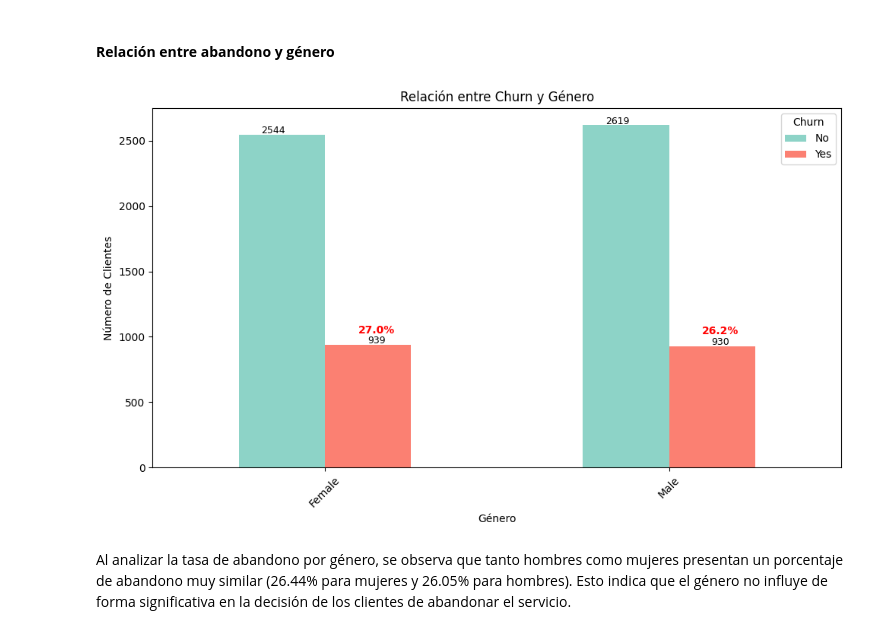
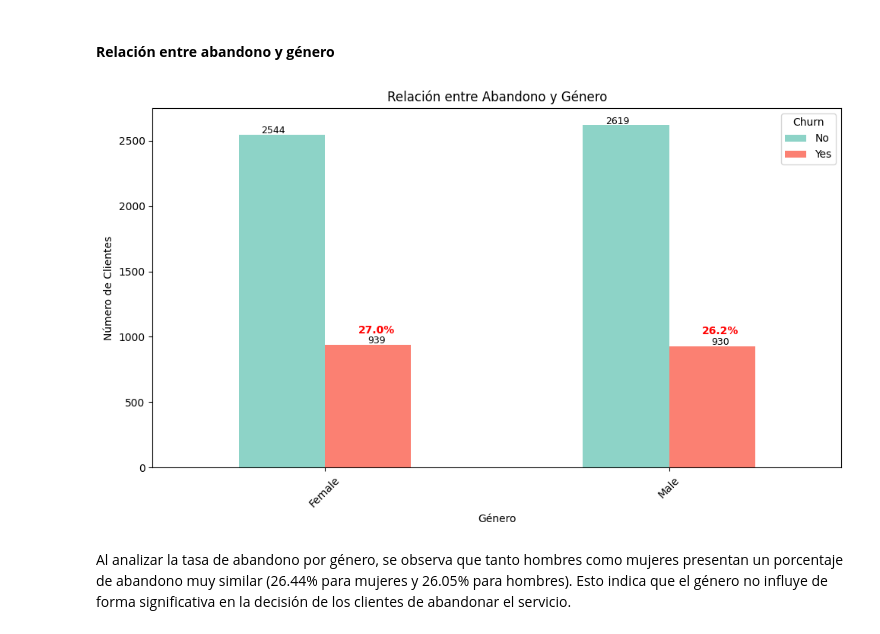
Before and after one commit to JonathanPuertaG/Challenge2-TelecomX, a Jupyter notebook: Challenge_Telecom_X.ipynb, the cells around one changed output. Cells and saved outputs as stored; diff of their text form; code cells hidden in the pictures.

```diff
--- a/Challenge_Telecom_X.ipynb
+++ b/Challenge_Telecom_X.ipynb
@@ -349,9 +349,9 @@ def graficar_abandono(columna_grupo, titulo, xlabel):
 # %% [markdown]
 #### ****Relación entre abandono y género****
 # %%
-graficar_abandono('gender', 'Relación entre Churn y Género', 'Género')
+graficar_abandono('gender', 'Relación entre Abandono y Género', 'Género')
 # %% [output]
-[figure, old version]
+[figure, new version]
 # %% [markdown]
 Al analizar la tasa de abandono por género, se observa que tanto hombres como mujeres presentan un porcentaje de abandono muy similar (26.44% para mujeres y 26.05% para hombres). Esto indica que el género no influye de forma significativa en la decisión de los clientes de abandonar el servicio.
 # %% [markdown]
```
Also changed, not shown: parts of 3 cells of this notebook.
